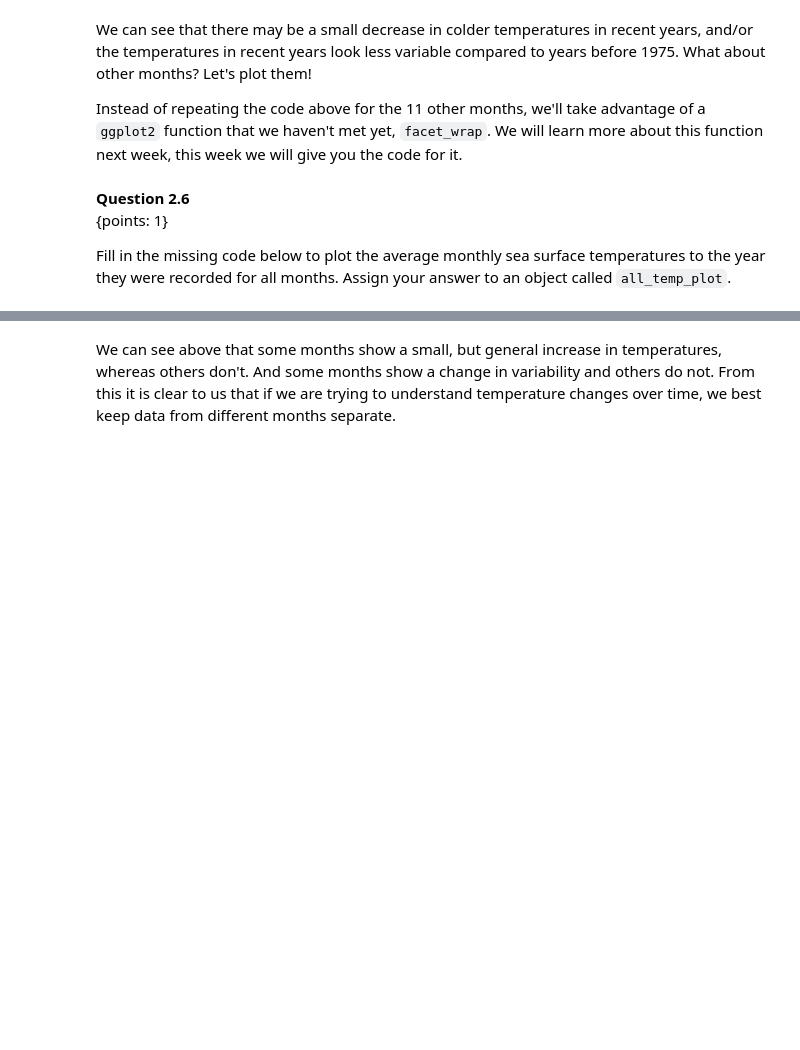
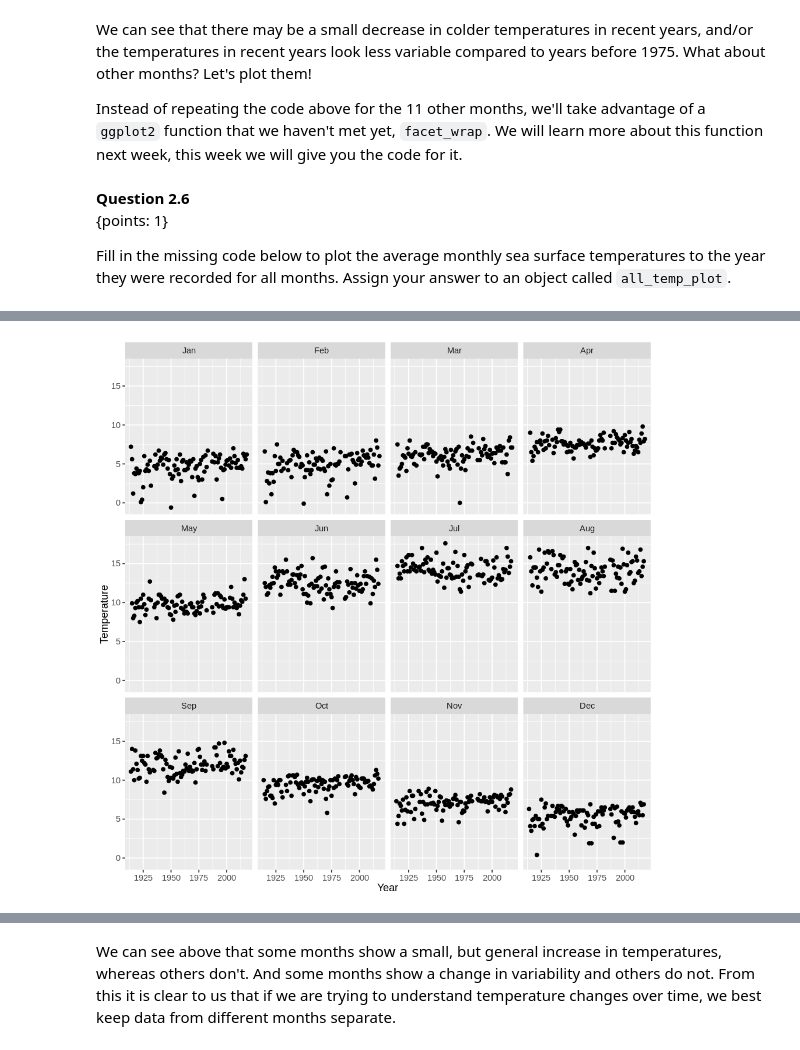
Before and after one commit to hallje193/dsci100-coursework-jerryhall, a Jupyter notebook: materials/worksheet_03/worksheet_03.ipynb, the cells around one changed output, grey strips where cells are left out. Drawn from its saved outputs; the diff is of its cells as text; code cells hidden in the pictures; blank space fills up the shorter version.

```diff
--- a/materials/worksheet_03/worksheet_03.ipynb
+++ b/materials/worksheet_03/worksheet_03.ipynb
@@ -535,15 +644,16 @@ Instead of repeating the code above for the 11 other months, we'll take advantag
 Fill in the missing code below to plot the average monthly sea surface temperatures to the year they were recorded for all months. Assign your answer to an object called `all_temp_plot`.
 # %%
 options(repr.plot.width = 8, repr.plot.height = 8)
-#... <- ... %>%
-#    ggplot(aes(x = ..., y = ...)) +
-#    geom_point() +
-#    facet_wrap(~ factor(Month, levels = c("Jan","Feb","Mar","Apr","May","Jun",
-#                                          "Jul","Aug","Sep","Oct","Nov","Dec"))) +
-#    xlab(...) +
-#    ylab(...)
+all_temp_plot <- tidy_temp %>%
+   ggplot(aes(x = Year, y = Temperature)) +
+   geom_point() +
+   facet_wrap(~ factor(Month, levels = c("Jan","Feb","Mar","Apr","May","Jun",
+                                         "Jul","Aug","Sep","Oct","Nov","Dec"))) +
+   xlab('Year') +
+   ylab('Temperature')
 
 
 # your code here
-fail() # No Answer - remove if you provide an answer
+
 all_temp_plot
+# %% [output]
@@ -550,2 +662,3 @@ all_temp_plot
+[figure, added]
 # %%
 test_2.6()
```
Also changed, not shown: parts of 51 cells of this notebook.
